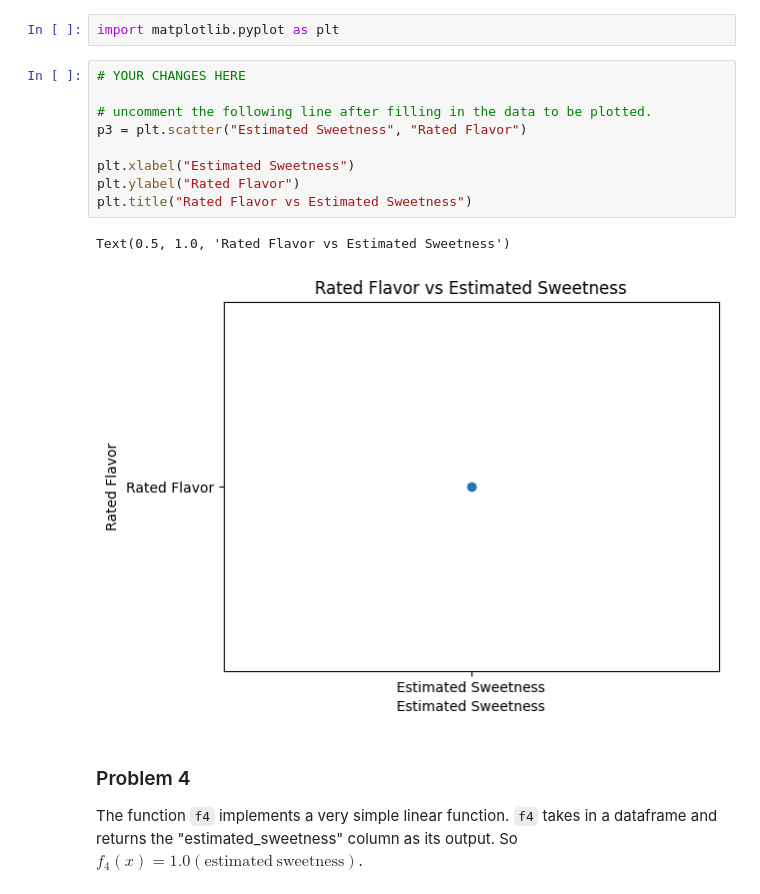
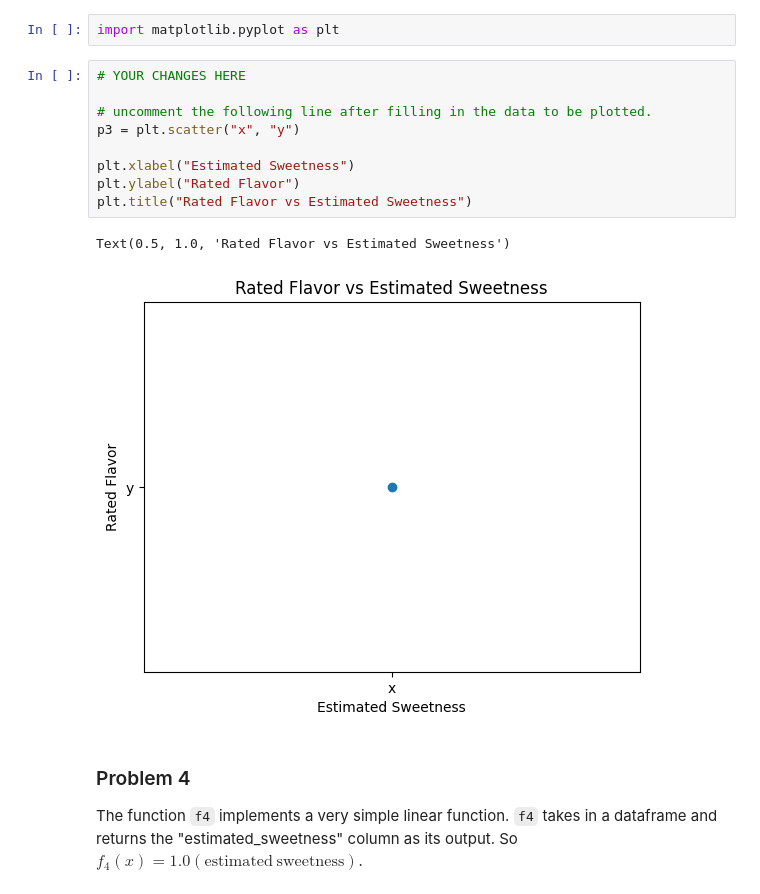
Before and after one commit to Ian123Ian595/dx601-homework-03, a Jupyter notebook: homework.ipynb, the cells around one changed output. Cells and saved outputs as stored; diff of their text form.

```diff
--- a/homework.ipynb
+++ b/homework.ipynb
@@ -141,15 +141,15 @@ import matplotlib.pyplot as plt
 # %%
 # YOUR CHANGES HERE
 
 # uncomment the following line after filling in the data to be plotted.
-p3 = plt.scatter("Estimated Sweetness", "Rated Flavor")
+p3 = plt.scatter("x", "y")
 
 plt.xlabel("Estimated Sweetness")
 plt.ylabel("Rated Flavor")
 plt.title("Rated Flavor vs Estimated Sweetness")
 # %% [output]
 Text(0.5, 1.0, 'Rated Flavor vs Estimated Sweetness')
-[figure, old version]
+[figure, new version]
 # %% [markdown]
 ### Problem 4
 
```
Also changed, not shown: parts of 19 cells of this notebook.
